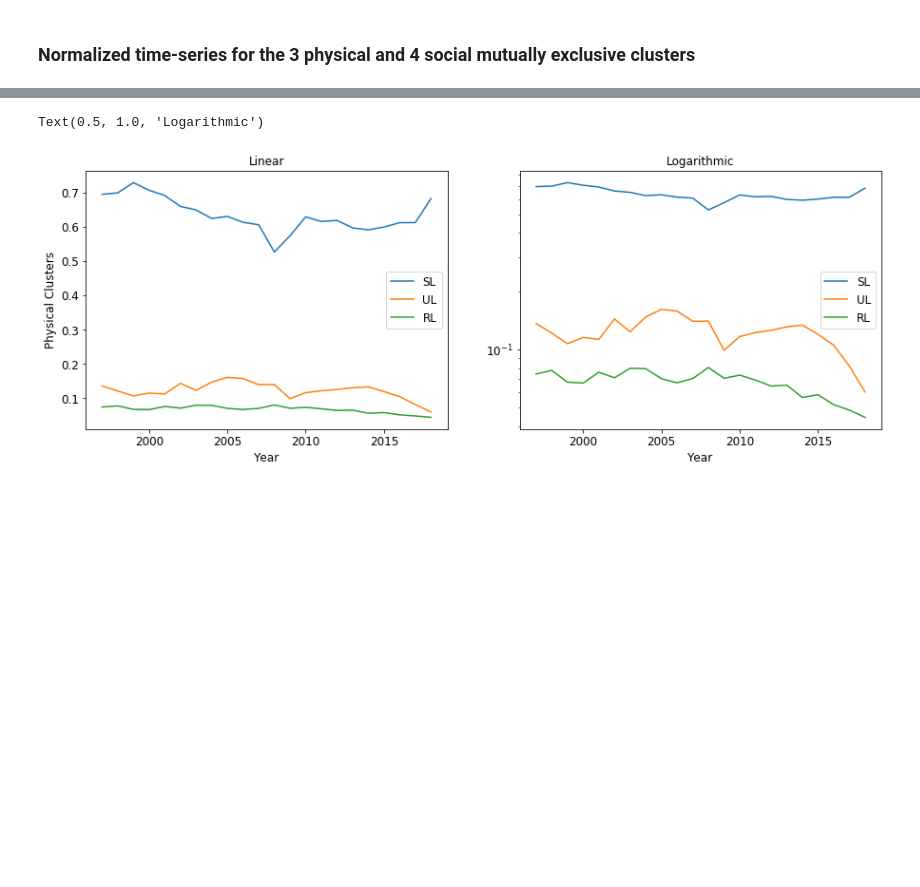
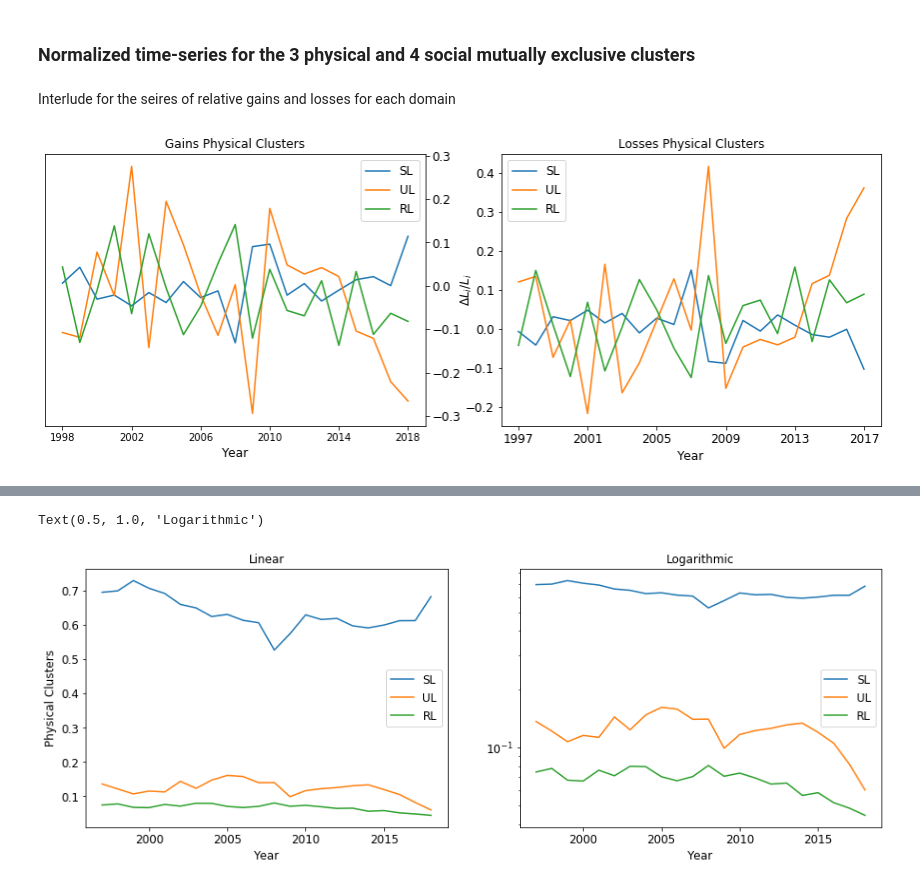
Before and after one commit to Yperidis/TserSUITE, a Jupyter notebook: Data_analysis.ipynb, the cells around one changed output, grey strips where cells are left out. Saved outputs shown, nothing was run; the diff lists cells and outputs as text; code cells hidden in the pictures; blank space fills up the shorter version.

```diff
--- a/Data_analysis.ipynb
+++ b/Data_analysis.ipynb
@@ -384,3 +384,5 @@ PhysClustSeriesNorm = PhysClustSeriesNorm.T
 SocClustSeriesNorm = SocClustSeriesNorm.T
 PhysClustSeriesNorm['Year'] = range(1997,2019)
 SocClustSeriesNorm['Year'] = range(1997,2019)
+# %% [markdown]
+Interlude for the seires of relative gains and losses for each domain
@@ -386,0 +409,26 @@ SocClustSeriesNorm['Year'] = range(1997,2019)
+# %%
+plt.figure(figsize=(15,5))
+
+plt.subplot(121)
+plt.plot(PhysClustSeriesNorm['Year'].iloc[1:], RelGainsPhys)
+plt.xlabel('Year', fontsize=12)
+plt.ylabel(r'$\Delta L_i/L_i$', fontsize=12, labelpad=-430)
+# plt.set_label_position("right")
+# plt.yaxis.tick_right()
+plt.legend(PhysClustSeriesNorm.columns[:-1], fontsize=12)
+plt.tick_params(labelsize=12, axis='y', which='major', labelleft=False, labelright=True,
+                left=False, right=True)
+plt.xticks(ticks=[1998, 2002, 2006, 2010, 2014, 2018], labels=[1998, 2002, 2006, 2010, 2014, 2018])
+plt.title('Gains Physical Clusters', fontsize=12)
+
+plt.subplot(122)
+plt.plot(PhysClustSeriesNorm['Year'].iloc[:-1], RelLossesPhys)
+plt.xlabel('Year', fontsize=12)
+plt.legend(PhysClustSeriesNorm.columns[:-1], fontsize=12)
+plt.tick_params(labelsize=12)
+plt.xticks(ticks=[1997, 2001, 2005, 2009, 2013, 2017], labels=[1997, 2001, 2005, 2009, 2013, 2017])
+plt.title('Losses Physical Clusters', fontsize=12)
+
+# plt.savefig('./../Manuscripts/Images/Phys_clust_gains_losses.png', dpi=150)
+# %% [output]
+[figure, added]
```
Also changed, not shown: parts of 13 cells of this notebook.
